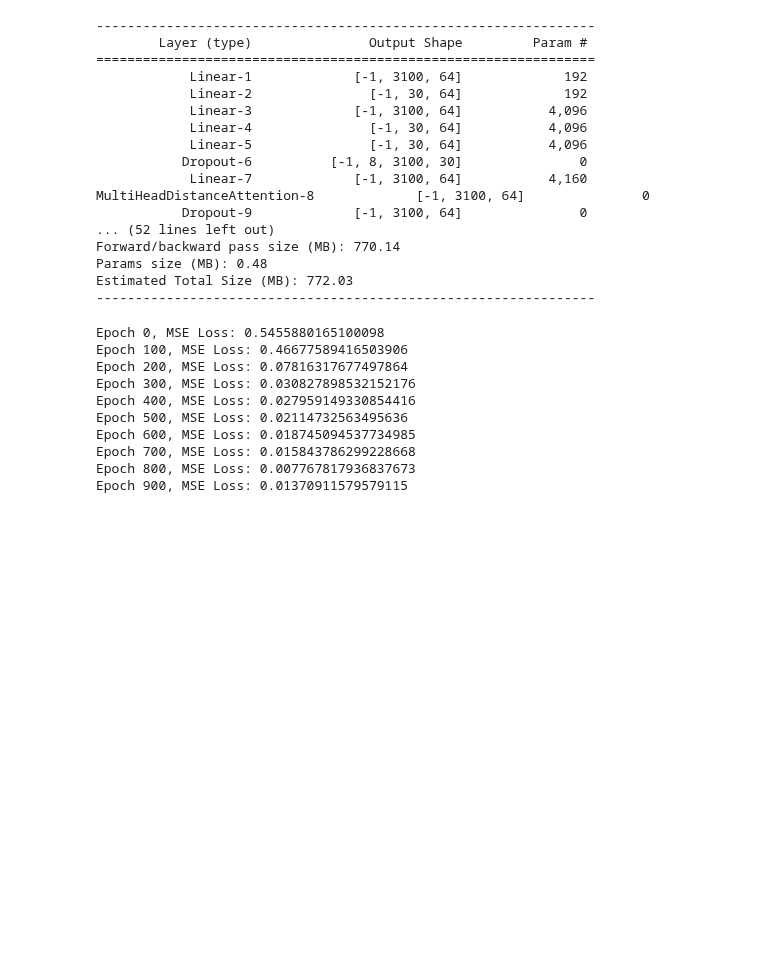
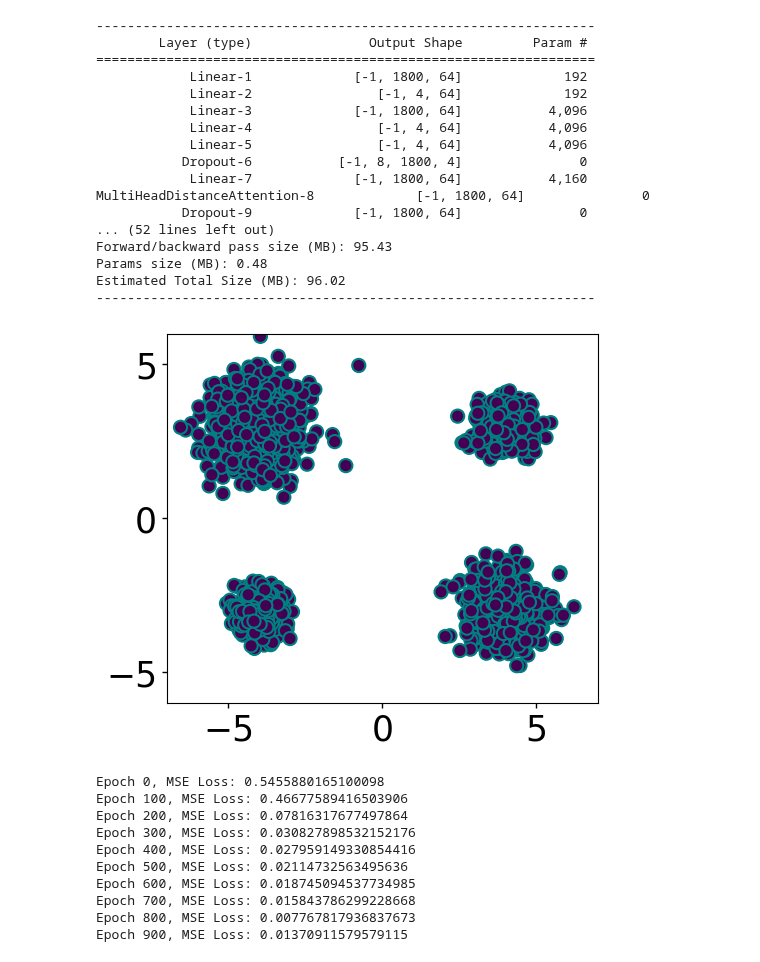
Before and after one commit to salar96/AutonomyAwareClustering, a Jupyter notebook: Reinforcement Based Clustering/DeepClusteringParametrized.ipynb, the cells around one changed output. Saved outputs shown, nothing was run; the diff lists cells and outputs as text; code cells hidden in the pictures; blank space fills up the shorter version.

```diff
--- a/Reinforcement Based Clustering/DeepClusteringParametrized.ipynb
+++ b/Reinforcement Based Clustering/DeepClusteringParametrized.ipynb
@@ -16,34 +11,37 @@ def d_t(x, y):
 # %%
-N = 100 # number of samples
-M = 30 # number of clusters
+
+X, M, T_P, N, d = data_RLClustering(4)
+X = torch.tensor(X).to(device)
+
 Batch_size = 16 # number of batches
 num_samples_in_batch = 8 # number of samples in each batch
-input_dim = 2 # dimensionality of the input space
-# X = torch.rand(N, input_dim).to(device)  # example input tensor (N, input_dim)
-X = torch.tensor(np.loadtxt("D31.txt")[:,:2],device=device,dtype=torch.float32) / 31
-N = X.shape[0]
-Y = torch.rand(M, input_dim).to(device)  # example cluster tensor (M, input_dim)
+input_dim = d # dimensionality of the input space
+
+
+Y = torch.mean(X, dim=0).to(device) + torch.randn(M, input_dim).to(device)  # example cluster tensor (M, input_dim)
+
 model = ADEN(input_dim=input_dim, d_model=64, n_layers=3, d_ff=128).to(device)
-import torchsummary
+
 torchsummary.summary(model, [(N, input_dim), (M, input_dim)])
 # visualize the model architecture
 # %% [output]
 ----------------------------------------------------------------
         Layer (type)               Output Shape         Param #
 ================================================================
-            Linear-1             [-1, 3100, 64]             192
-            Linear-2               [-1, 30, 64]             192
-            Linear-3             [-1, 3100, 64]           4,096
-            Linear-4               [-1, 30, 64]           4,096
-            Linear-5               [-1, 30, 64]           4,096
-           Dropout-6          [-1, 8, 3100, 30]               0
-            Linear-7             [-1, 3100, 64]           4,160
-MultiHeadDistanceAttention-8             [-1, 3100, 64]               0
-           Dropout-9             [-1, 3100, 64]               0
+            Linear-1             [-1, 1800, 64]             192
+            Linear-2                [-1, 4, 64]             192
+            Linear-3             [-1, 1800, 64]           4,096
+            Linear-4                [-1, 4, 64]           4,096
+            Linear-5                [-1, 4, 64]           4,096
+           Dropout-6           [-1, 8, 1800, 4]               0
+            Linear-7             [-1, 1800, 64]           4,160
+MultiHeadDistanceAttention-8             [-1, 1800, 64]               0
+           Dropout-9             [-1, 1800, 64]               0
 ... (52 lines left out)
-Forward/backward pass size (MB): 770.14
+Forward/backward pass size (MB): 95.43
 Params size (MB): 0.48
-Estimated Total Size (MB): 772.03
+Estimated Total Size (MB): 96.02
 ----------------------------------------------------------------
+[figure, added]
 # %%
 optimizer = torch.optim.AdamW(model.parameters(), lr=1e-4, weight_decay=1e-5)
```
Also changed, not shown: parts of 3 cells of this notebook.
